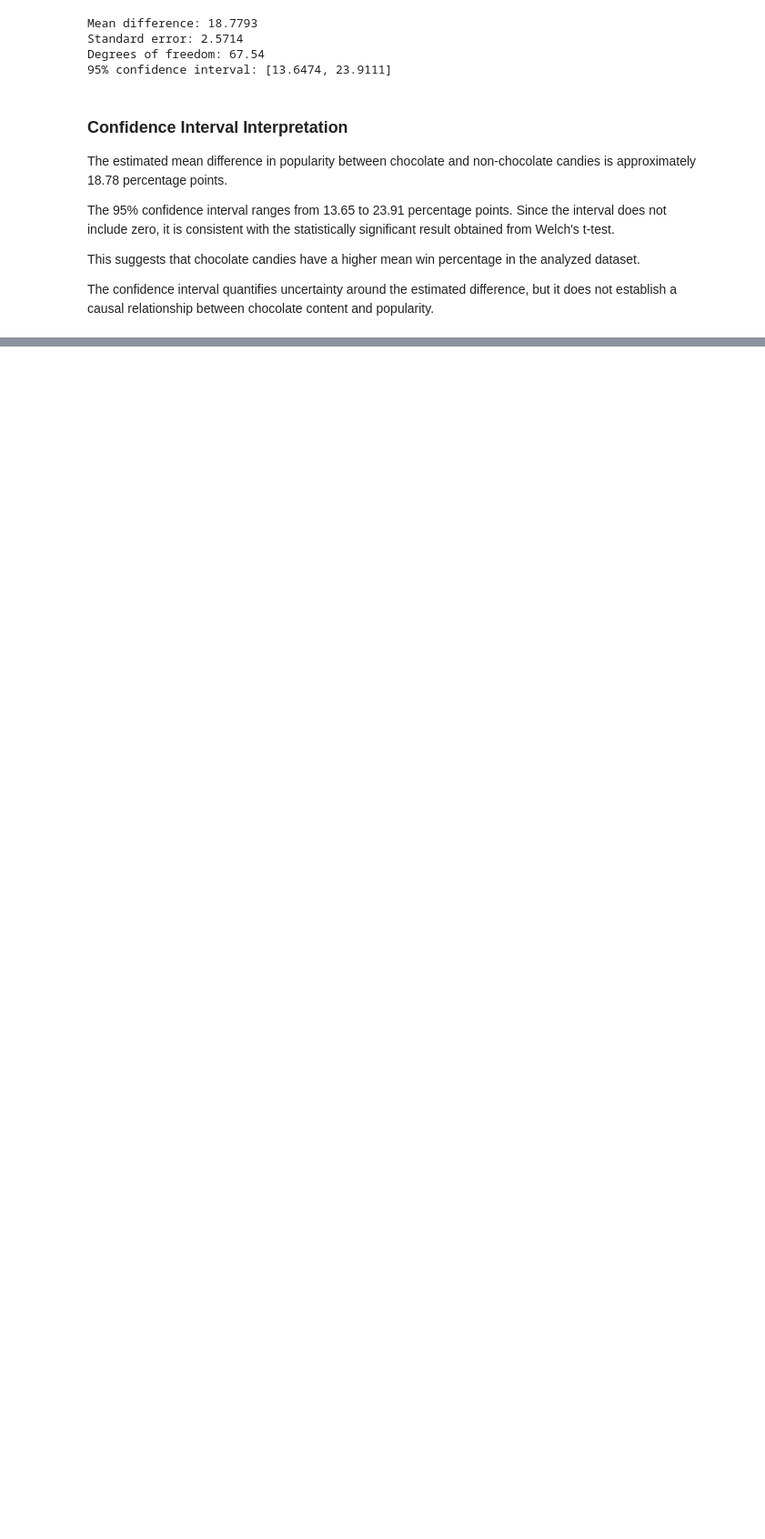
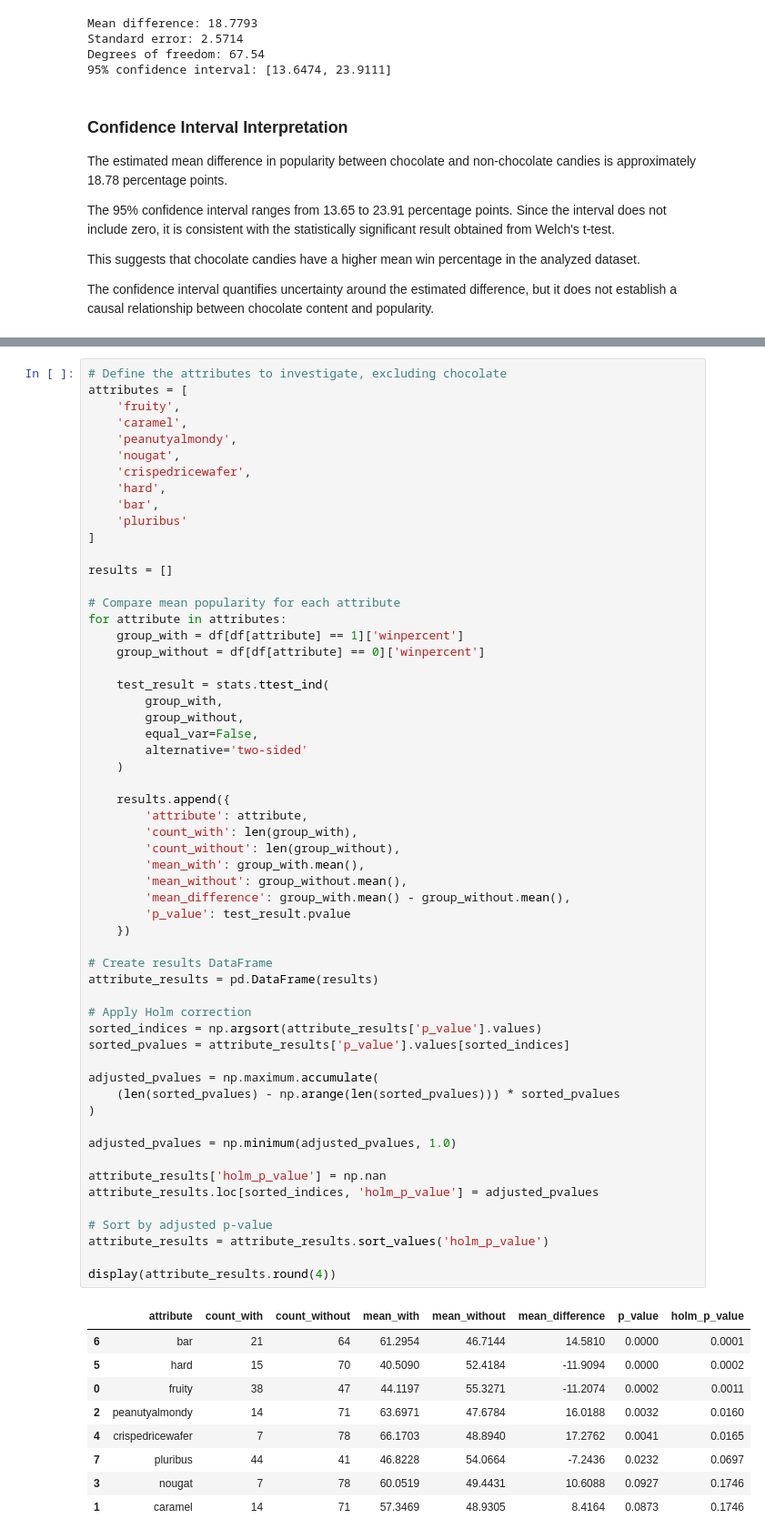
Before and after one commit to Leticia-Sousa-DS/trick-or-data, a Jupyter notebook: notebooks/statistical-analysis.ipynb, the cells around one changed output, grey strips where cells are left out. Shown at 91% size. Saved outputs shown, nothing was run; the diff lists cells and outputs as text; blank space fills up the shorter version.

```diff
--- a/notebooks/statistical-analysis.ipynb
+++ b/notebooks/statistical-analysis.ipynb
@@ -232,0 +297,67 @@ The confidence interval quantifies uncertainty around the estimated difference,
+# %%
+# Define the attributes to investigate, excluding chocolate
+attributes = [
+    'fruity',
+    'caramel',
+    'peanutyalmondy',
+    'nougat',
+    'crispedricewafer',
+    'hard',
+    'bar',
+    'pluribus'
+]
+
+results = []
+
+# Compare mean popularity for each attribute
+for attribute in attributes:
+    group_with = df[df[attribute] == 1]['winpercent']
+    group_without = df[df[attribute] == 0]['winpercent']
+
+    test_result = stats.ttest_ind(
+        group_with,
+        group_without,
+        equal_var=False,
+        alternative='two-sided'
+    )
+
+    results.append({
+        'attribute': attribute,
+        'count_with': len(group_with),
+        'count_without': len(group_without),
+        'mean_with': group_with.mean(),
+        'mean_without': group_without.mean(),
+        'mean_difference': group_with.mean() - group_without.mean(),
+        'p_value': test_result.pvalue
+    })
+
+# Create results DataFrame
+attribute_results = pd.DataFrame(results)
+
+# Apply Holm correction
+sorted_indices = np.argsort(attribute_results['p_value'].values)
+sorted_pvalues = attribute_results['p_value'].values[sorted_indices]
+
+adjusted_pvalues = np.maximum.accumulate(
+    (len(sorted_pvalues) - np.arange(len(sorted_pvalues))) * sorted_pvalues
+)
+
+adjusted_pvalues = np.minimum(adjusted_pvalues, 1.0)
+
+attribute_results['holm_p_value'] = np.nan
+attribute_results.loc[sorted_indices, 'holm_p_value'] = adjusted_pvalues
+
+# Sort by adjusted p-value
+attribute_results = attribute_results.sort_values('holm_p_value')
+
+display(attribute_results.round(4))
+# %% [output]
+|  | attribute | count_with | count_without | mean_with | mean_without | mean_difference | p_value | holm_p_value |
+| 6 | bar | 21 | 64 | 61.2954 | 46.7144 | 14.5810 | 0.0000 | 0.0001 |
+| 5 | hard | 15 | 70 | 40.5090 | 52.4184 | -11.9094 | 0.0000 | 0.0002 |
+| 0 | fruity | 38 | 47 | 44.1197 | 55.3271 | -11.2074 | 0.0002 | 0.0011 |
+| 2 | peanutyalmondy | 14 | 71 | 63.6971 | 47.6784 | 16.0188 | 0.0032 | 0.0160 |
+| 4 | crispedricewafer | 7 | 78 | 66.1703 | 48.8940 | 17.2762 | 0.0041 | 0.0165 |
+| 7 | pluribus | 44 | 41 | 46.8228 | 54.0664 | -7.2436 | 0.0232 | 0.0697 |
+| 3 | nougat | 7 | 78 | 60.0519 | 49.4431 | 10.6088 | 0.0927 | 0.1746 |
+| 1 | caramel | 14 | 71 | 57.3469 | 48.9305 | 8.4164 | 0.0873 | 0.1746 |
```
Also changed, not shown: parts of 14 cells of this notebook.
